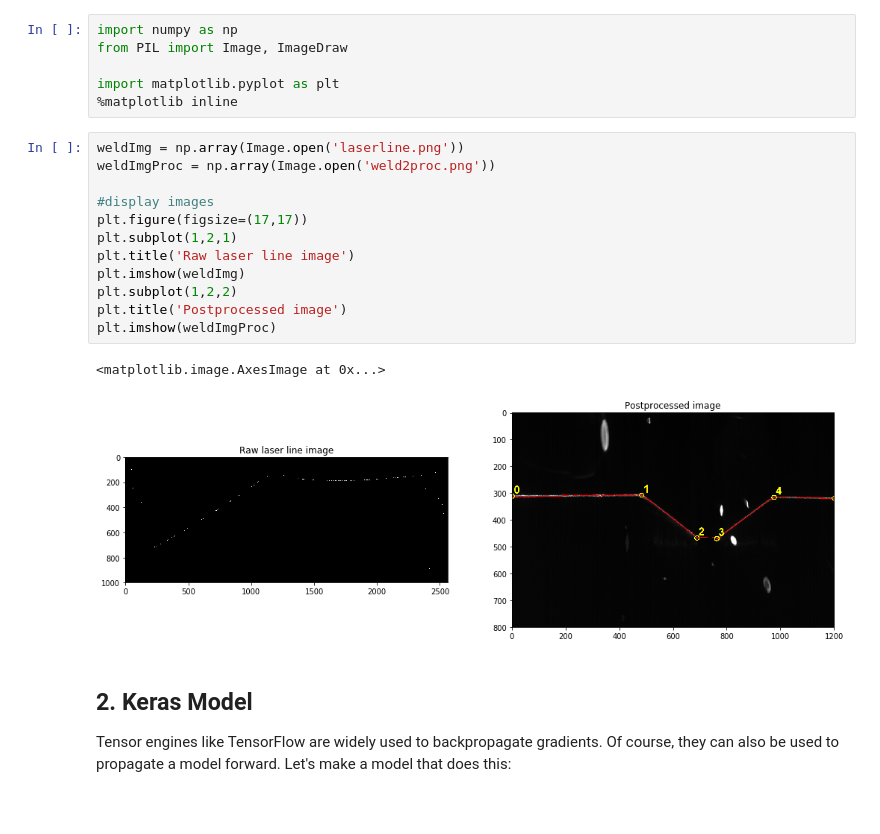
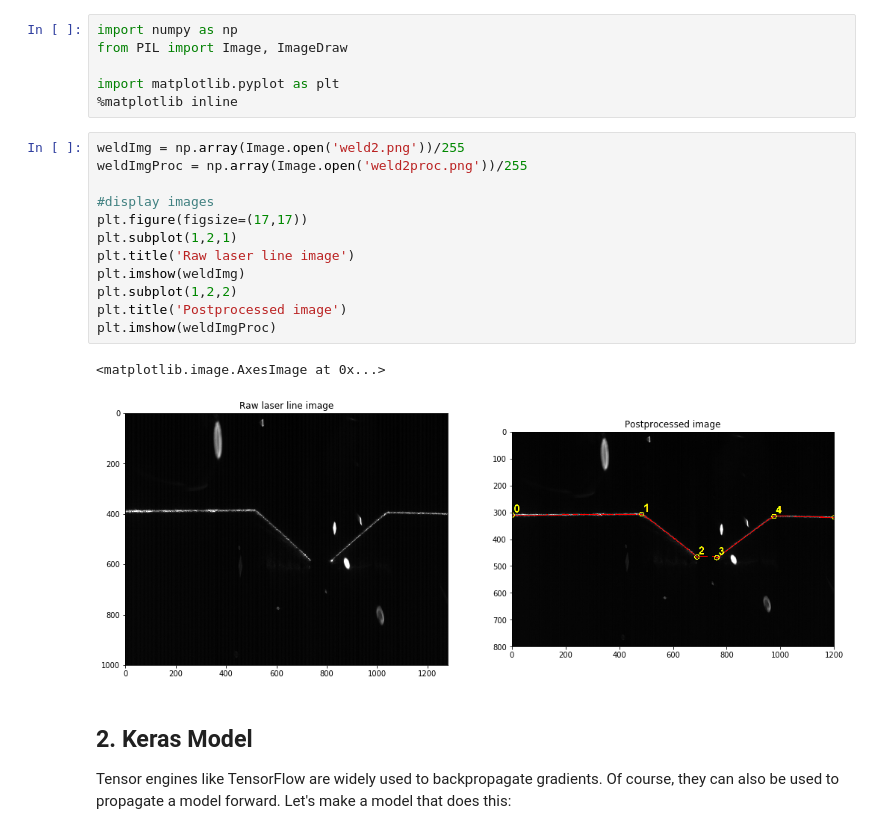
Before and after one commit to douglas125/LaserLineTracking, a Jupyter notebook: Dynamic Programming - Weld Path.ipynb, the cells around one changed output. Saved outputs shown, nothing was run; the diff lists cells and outputs as text; blank space fills up the shorter version.

Commit message:
Notebook now processes weld2.png

```diff
--- a/Dynamic Programming - Weld Path.ipynb
+++ b/Dynamic Programming - Weld Path.ipynb
@@ -22,20 +22,20 @@ from PIL import Image, ImageDraw
 import matplotlib.pyplot as plt
 %matplotlib inline
 # %%
-weldImg = np.array(Image.open('laserline.png'))
-weldImgProc = np.array(Image.open('weld2proc.png'))
+weldImg = np.array(Image.open('weld2.png'))/255
+weldImgProc = np.array(Image.open('weld2proc.png'))/255
 
 #display images
 plt.figure(figsize=(17,17))
 plt.subplot(1,2,1)
 plt.title('Raw laser line image')
 plt.imshow(weldImg)
 plt.subplot(1,2,2)
 plt.title('Postprocessed image')
 plt.imshow(weldImgProc)
 # %% [output]
 <matplotlib.image.AxesImage at 0x...>
-[figure, old version]
+[figure, new version]
 # %% [markdown]
 ## 2. Keras Model
 
```
Also changed, not shown: parts of 13 cells of this notebook, 1 other file.
